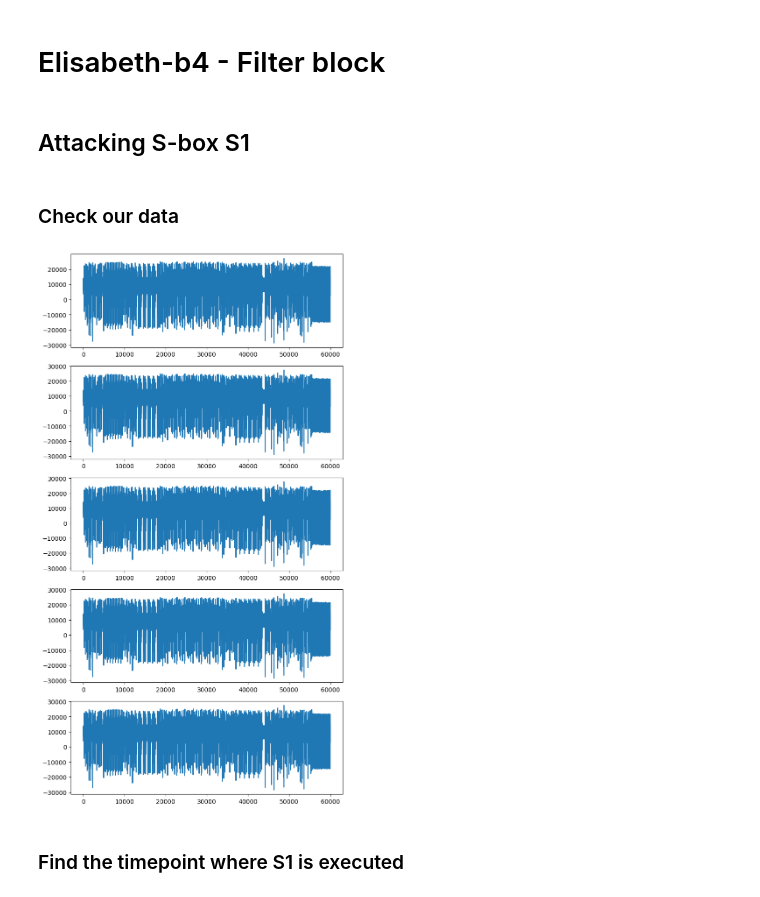
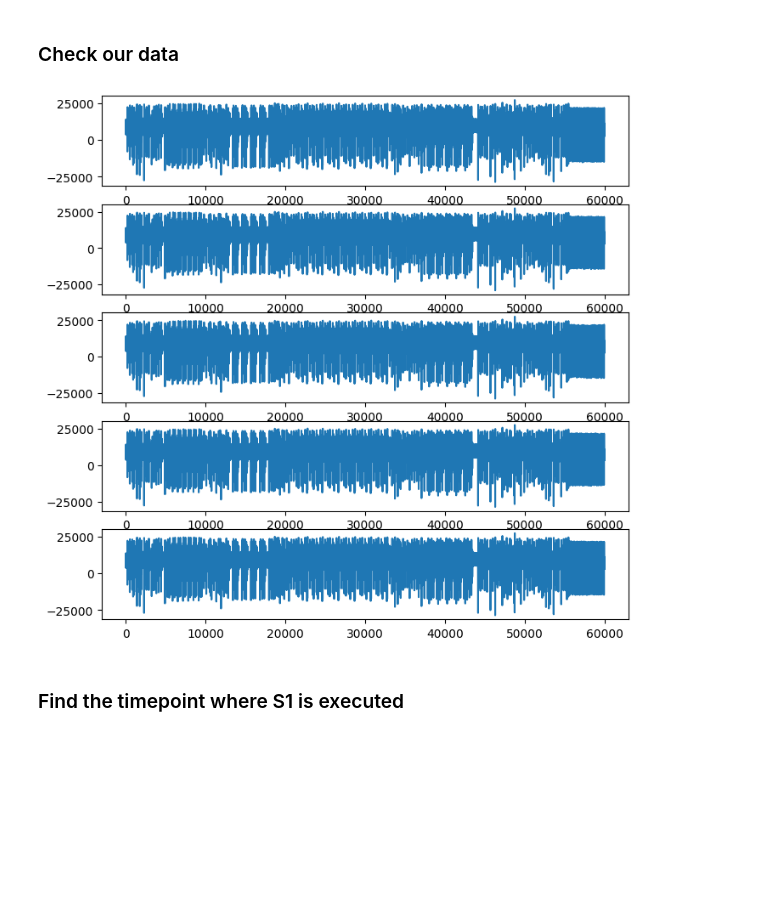
Before and after one commit to Pace222/Elisabeth-b4-SCA, a Jupyter notebook: side_channel_attack/cpa.ipynb, the cells around one changed output. Saved outputs shown, nothing was run; the diff lists cells and outputs as text; code cells hidden in the pictures; blank space fills up the shorter version.

```diff
--- a/side_channel_attack/cpa.ipynb
+++ b/side_channel_attack/cpa.ipynb
@@ -67,18 +67,14 @@ def cpa_attack(hypothesis_fun, keys):
-# %% [markdown]
-# Elisabeth-b4 - Filter block
-# %% [markdown]
-## Attacking S-box S1
 # %% [markdown]
 ### Check our data
 # %%
 NR_PLOT = 5
 # %%
-fig, axs = plt.subplots(NR_PLOT, figsize=(8, 16))
+fig, axs = plt.subplots(NR_PLOT, figsize=(8, 8))
 for ax, trace in zip(axs, traces[:NR_PLOT]):
     ax.plot(trace)
 fig.show()
 # %% [output]
-[figure, old version]
+[figure, new version]
 # %% [markdown]
 ### Find the timepoint where S1 is executed
 # %%
```
Also changed, not shown: parts of 26 cells of this notebook, 3 other files.
